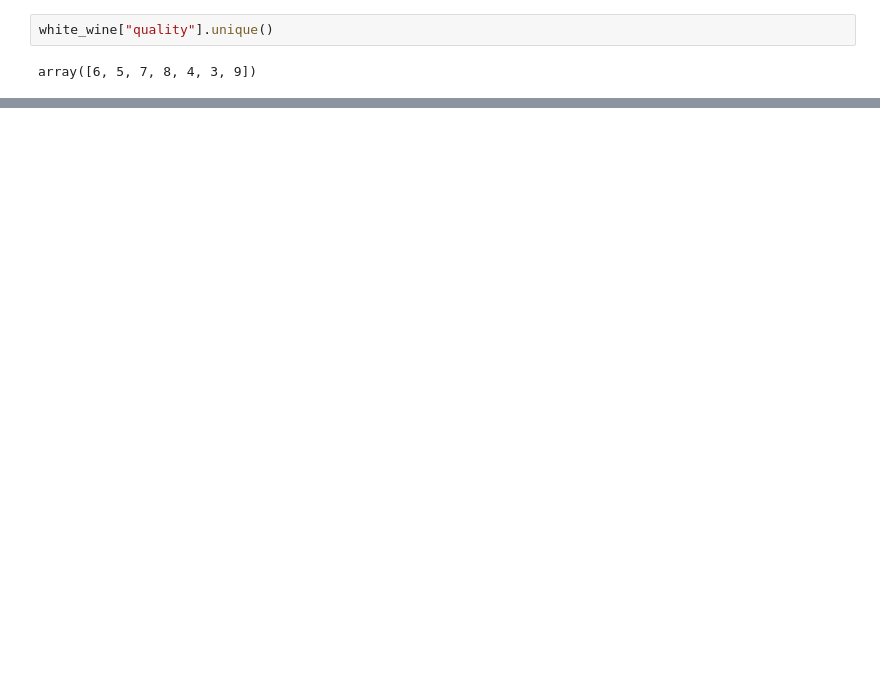
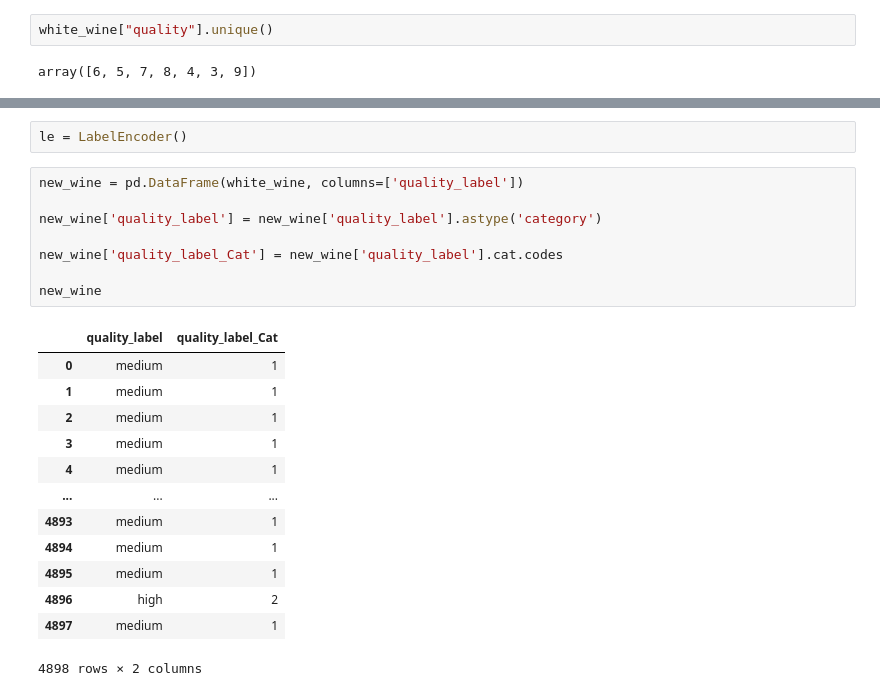
Before and after one commit to movifu1982/machine-learning, a Jupyter notebook: encode and split.ipynb, the cells around one changed output, grey strips where cells are left out. Drawn from its saved outputs; the diff is of its cells as text; blank space fills up the shorter version.

```diff
--- a/encode and split.ipynb
+++ b/encode and split.ipynb
@@ -144,0 +68,24 @@ final
+# %%
+le = LabelEncoder()
+# %%
+new_wine = pd.DataFrame(white_wine, columns=['quality_label'])
+
+new_wine['quality_label'] = new_wine['quality_label'].astype('category')
+
+new_wine['quality_label_Cat'] = new_wine['quality_label'].cat.codes
+
+new_wine
+# %% [output]
+|  | quality_label | quality_label_Cat |
+| 0 | medium | 1 |
+| 1 | medium | 1 |
+| 2 | medium | 1 |
+| 3 | medium | 1 |
+| 4 | medium | 1 |
+| ... | ... | ... |
+| 4893 | medium | 1 |
+| 4894 | medium | 1 |
+| 4895 | medium | 1 |
+| 4896 | high | 2 |
+| 4897 | medium | 1 |
+4898 rows × 2 columns
```
Also changed, not shown: parts of 35 cells of this notebook.
